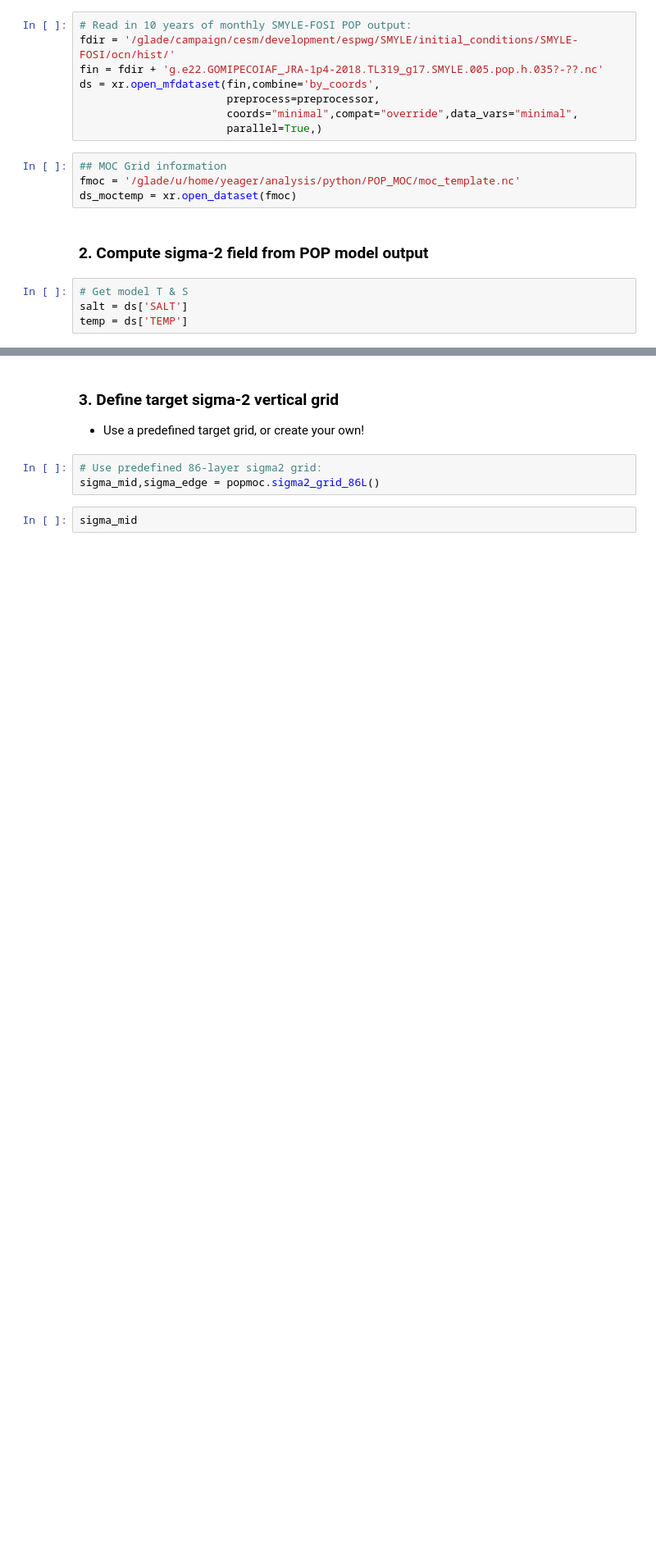
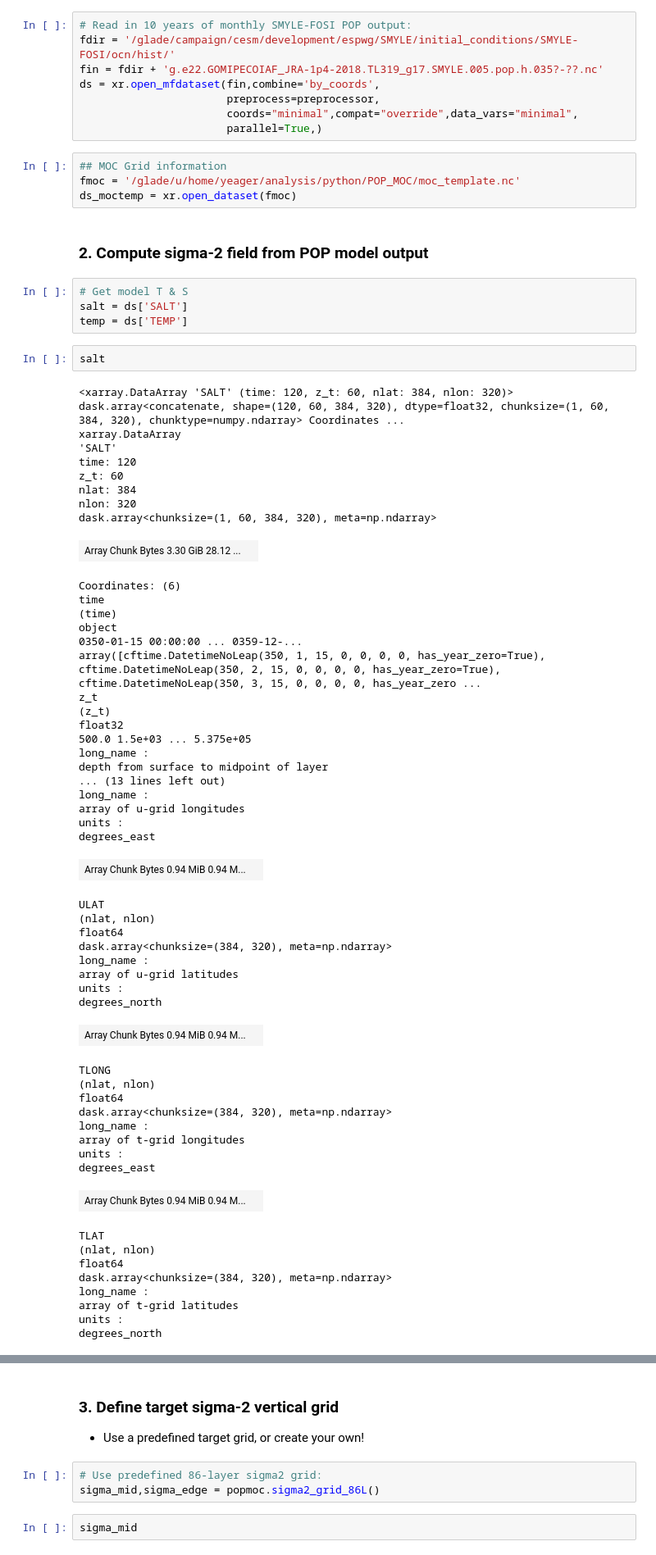
Before and after one commit to sgyeager/POP_MOC, a Jupyter notebook: notebooks/pop_MOCsig2_1deg_dask.ipynb, the cells around one changed output, grey strips where cells are left out. Shown: that part at 82% size. Saved outputs shown, nothing was run; the diff lists cells and outputs as text; blank space fills up the shorter version.

```diff
--- a/notebooks/pop_MOCsig2_1deg_dask.ipynb
+++ b/notebooks/pop_MOCsig2_1deg_dask.ipynb
@@ -92,3 +98,59 @@ ds_moctemp = xr.open_dataset(fmoc)
 # Get model T & S
 salt = ds['SALT']
 temp = ds['TEMP']
+# %%
+salt
+# %% [output]
+<xarray.DataArray 'SALT' (time: 120, z_t: 60, nlat: 384, nlon: 320)> dask.array<concatenate, shape=(120, 60, 384, 320), dtype=float32, chunksize=(1, 60, 384, 320), chunktype=numpy.ndarray> Coordinates ...
+xarray.DataArray
+'SALT'
+time: 120
+z_t: 60
+nlat: 384
+nlon: 320
+dask.array<chunksize=(1, 60, 384, 320), meta=np.ndarray>
+| Array Chunk Bytes 3.30 GiB 28.12 ... |  |
+Coordinates: (6)
+time
+(time)
+object
+0350-01-15 00:00:00 ... 0359-12-...
+array([cftime.DatetimeNoLeap(350, 1, 15, 0, 0, 0, 0, has_year_zero=True), cftime.DatetimeNoLeap(350, 2, 15, 0, 0, 0, 0, has_year_zero=True), cftime.DatetimeNoLeap(350, 3, 15, 0, 0, 0, 0, has_year_zero ...
+z_t
+(z_t)
+float32
+500.0 1.5e+03 ... 5.375e+05
+long_name :
+depth from surface to midpoint of layer
+... (13 lines left out)
+long_name :
+array of u-grid longitudes
+units :
+degrees_east
+| Array Chunk Bytes 0.94 MiB 0.94 M... |  |
+ULAT
+(nlat, nlon)
+float64
+dask.array<chunksize=(384, 320), meta=np.ndarray>
+long_name :
+array of u-grid latitudes
+units :
+degrees_north
+| Array Chunk Bytes 0.94 MiB 0.94 M... |  |
+TLONG
+(nlat, nlon)
+float64
+dask.array<chunksize=(384, 320), meta=np.ndarray>
+long_name :
+array of t-grid longitudes
+units :
+degrees_east
+| Array Chunk Bytes 0.94 MiB 0.94 M... |  |
+TLAT
+(nlat, nlon)
+float64
+dask.array<chunksize=(384, 320), meta=np.ndarray>
+long_name :
+array of t-grid latitudes
+units :
+degrees_north
```
Also changed, not shown: parts of 25 cells of this notebook, 2 other files.
